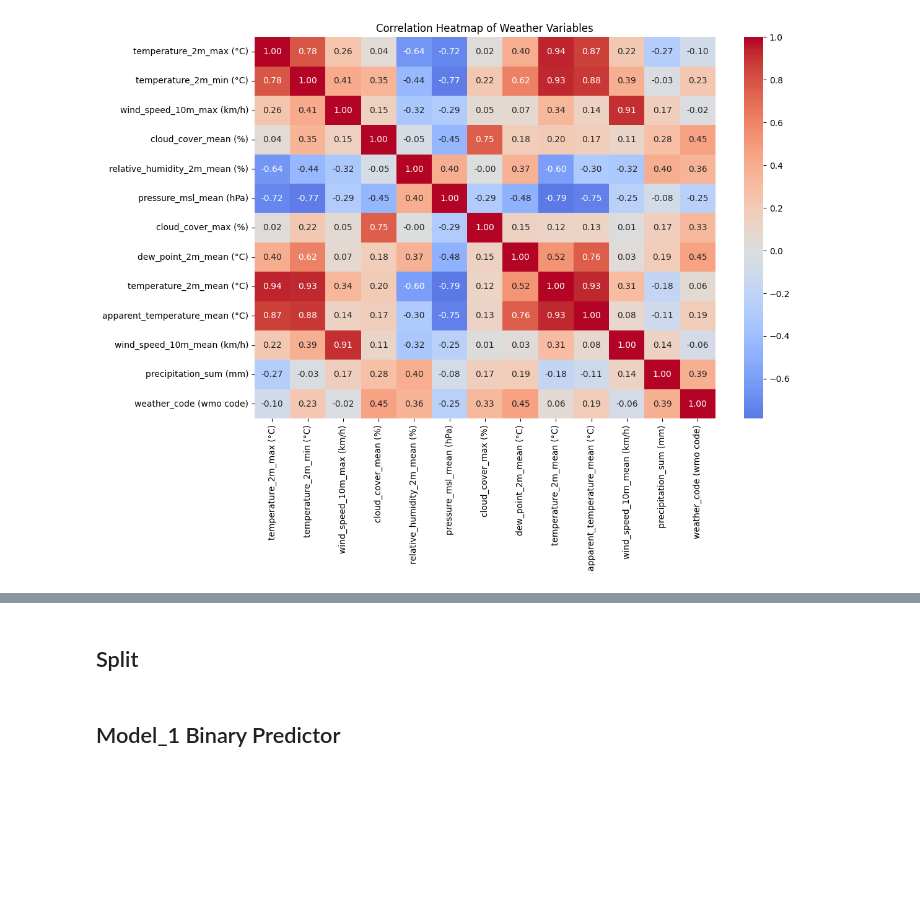
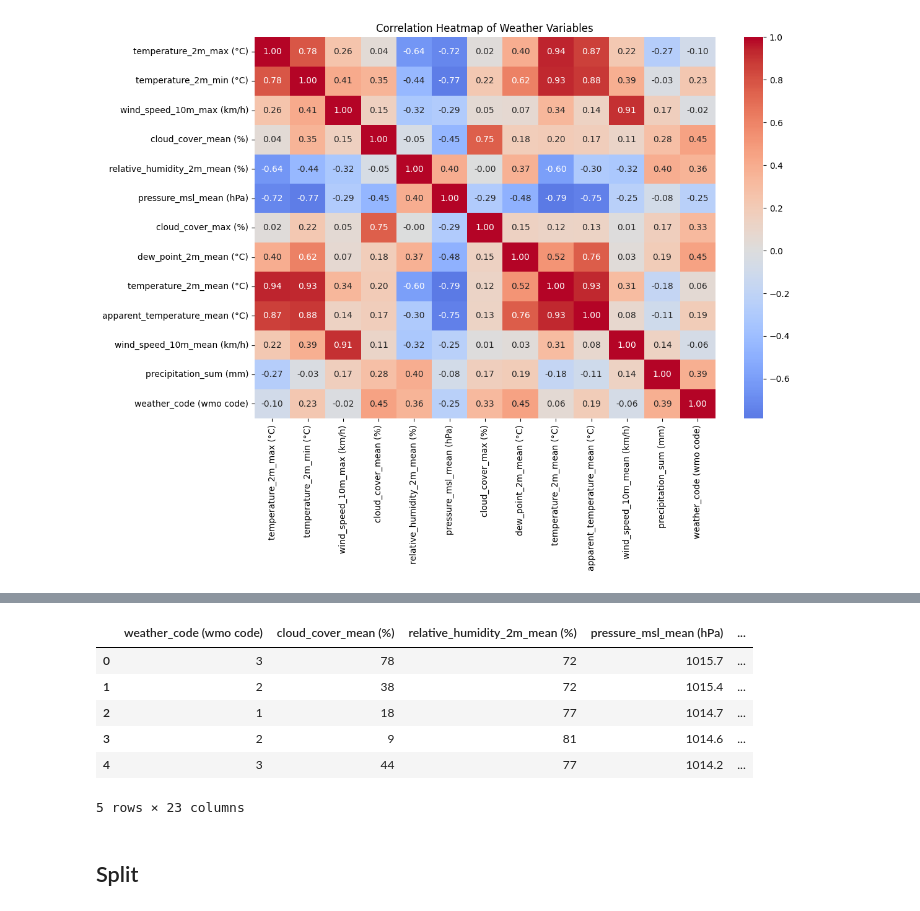
Before and after one commit to Kpranav-Kp/Weather-Prediction, a Jupyter notebook: 2_Stage_Weather_Prediction.ipynb, the cells around one changed output, grey strips where cells are left out. Cells and saved outputs as stored; diff of their text form; code cells hidden in the pictures; blank space fills up the shorter version.

```diff
--- a/2_Stage_Weather_Prediction.ipynb
+++ b/2_Stage_Weather_Prediction.ipynb
@@ -114,3 +110,15 @@ Q1 = weather.quantile(0.25)
 Q3 = weather.quantile(0.75)
 IQR = Q3 - Q1
 weather , _ = weather.align((Q1 - 1.5 * IQR) | (weather > (Q3 + 1.5 * IQR)), axis=1, copy=False)
+# %%
+from sklearn.preprocessing import StandardScaler
+# log transform skewed column
+weather["precipitation_sum (mm)"] = np.log1p(weather["precipitation_sum (mm)"])
+
+# features except target
+X = weather.drop("weather_code (wmo code)", axis=1)
+y = weather["weather_code (wmo code)"]
+
+# scale
+scaler = StandardScaler()
+X_scaled = scaler.fit_transform(X)
@@ -117,10 +147,33 @@ weather , _ = weather.align((Q1 - 1.5 * IQR) | (weather > (Q3 + 1.5 * IQR)), axi
 # %%
-# Adding lag features
-weather['target'] = weather['weather_code (wmo code)'].shift(-1)
-weather = weather.iloc[:-1].copy()
-weather['prev_code'] = weather['weather_code (wmo code)'].shift(1)
-weather = weather.dropna(subset=['prev_code'])
-weather['prev_code'] = weather['prev_code'].astype(int)
+# Ensure sorted by date
+weather = weather.sort_index()
+
+# Select numeric features to create lags for
+lag_features = ["temperature_2m_mean (°C)", "relative_humidity_2m_mean (%)",
+                "pressure_msl_mean (hPa)", "precipitation_sum (mm)",
+                "cloud_cover_mean (%)"]
+
+# Lag features: yesterday & 7 days ago
+for col in lag_features:
+    weather[f"{col}_lag1"] = weather[col].shift(1)
+    weather[f"{col}_lag7"] = weather[col].shift(7)
+
+# Rolling mean (3 days, shifted to avoid leakage)
+for col in lag_features:
+    weather[f"{col}_rollmean3"] = weather[col].shift(1).rolling(3).mean()
+
+# Drop rows with NaN (from shifts/rolling)
+weather = weather.dropna().reset_index(drop=True)
+
+weather.head()
+# %% [output]
+|  | weather_code (wmo code) | cloud_cover_mean (%) | relative_humidity_2m_mean (%) | pressure_msl_mean (hPa) | ... |
+| 0 | 3 | 78 | 72 | 1015.7 | ... |
+| 1 | 2 | 38 | 72 | 1015.4 | ... |
+| 2 | 1 | 18 | 77 | 1014.7 | ... |
+| 3 | 2 | 9 | 81 | 1014.6 | ... |
+| 4 | 3 | 44 | 77 | 1014.2 | ... |
+5 rows × 23 columns
 # %% [markdown]
 ## Split
 # %%
@@ -135,2 +189,0 @@ y_test  = test['target'].astype(int).copy()
-# %% [markdown]
-## Model_1 Binary Predictor
```
Also changed, not shown: parts of 22 cells of this notebook.
